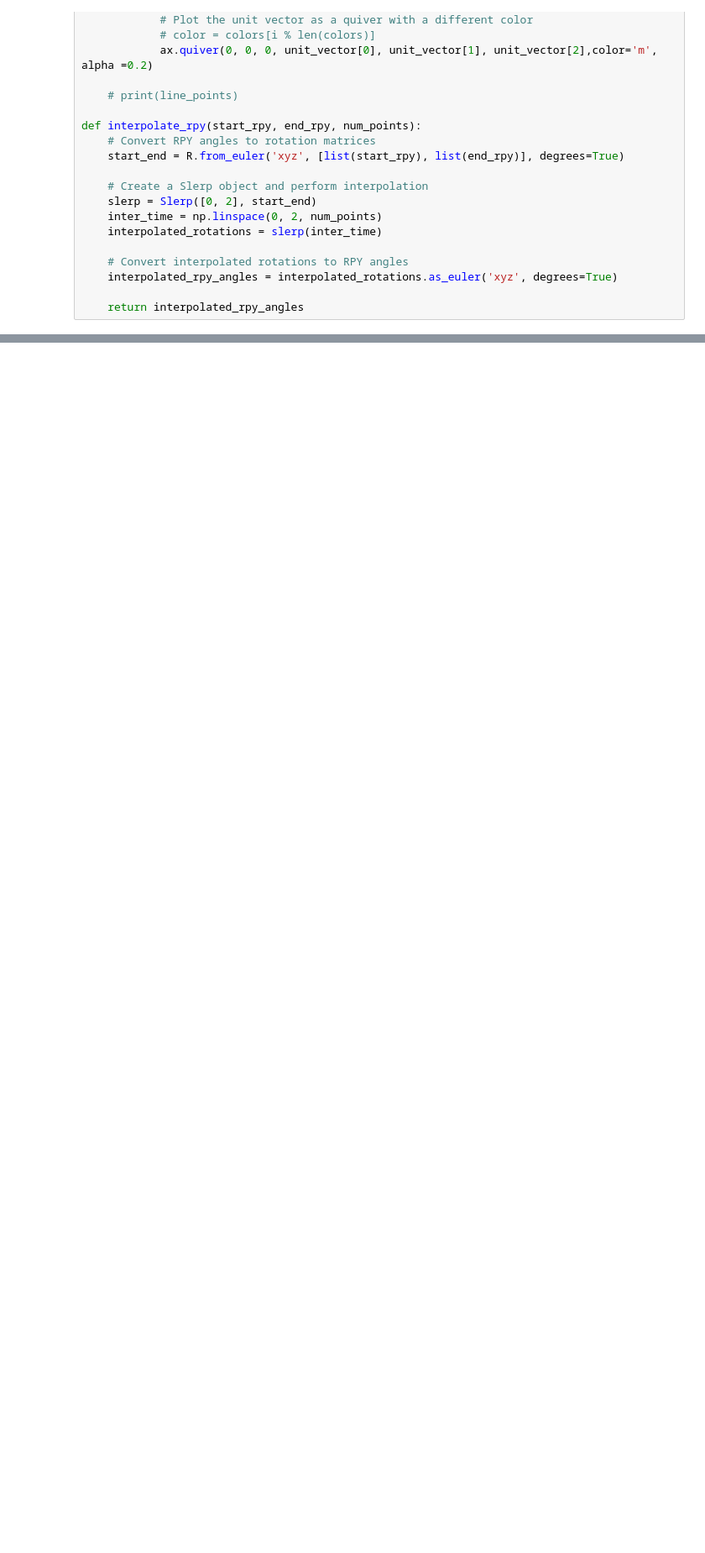
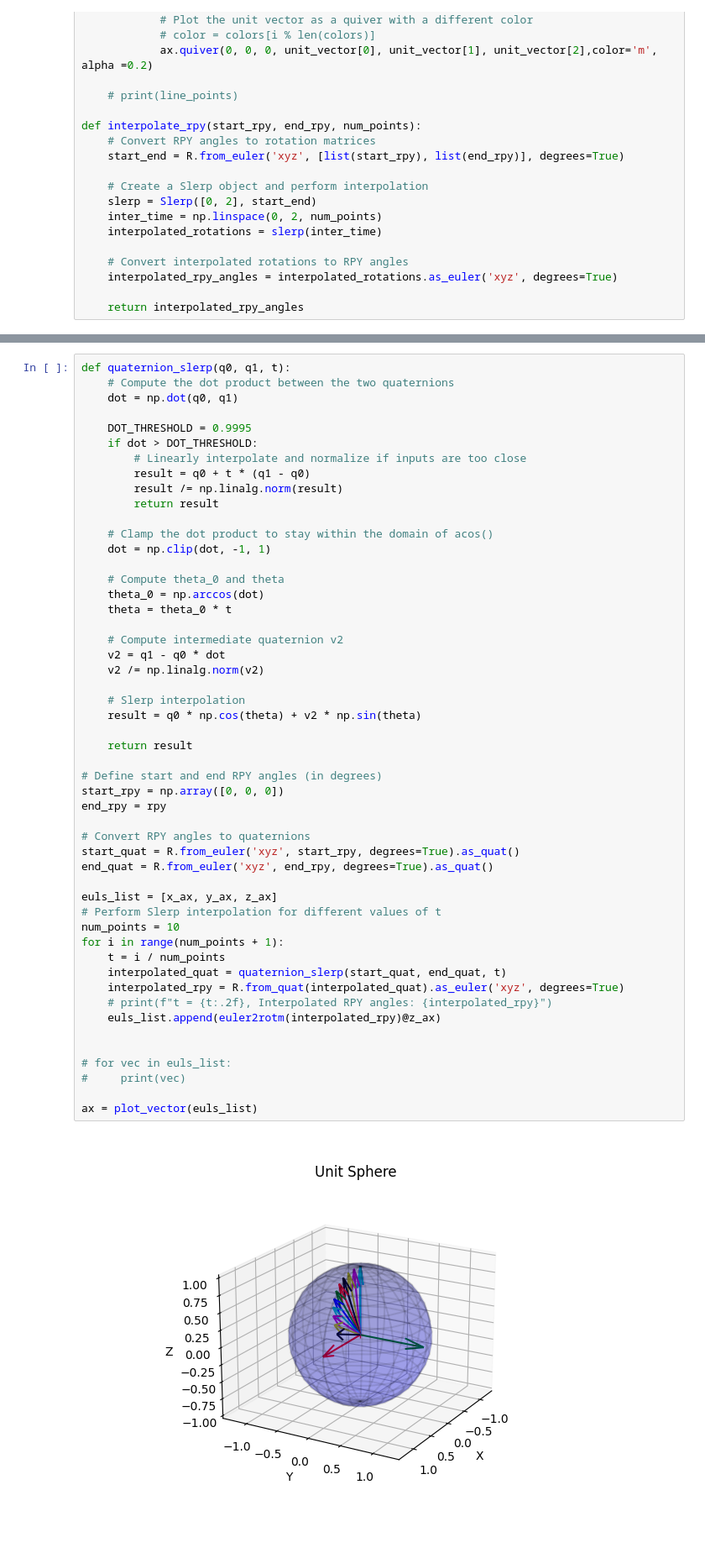
Before and after one commit to mustafab0/cross-spherical, a Jupyter notebook: code/trajectory/great_circle_path.ipynb, the cells around one changed output, grey strips where cells are left out. Shown at 84% size. Cells and saved outputs as stored; diff of their text form; blank space fills up the shorter version.

```diff
--- a/code/trajectory/great_circle_path.ipynb
+++ b/code/trajectory/great_circle_path.ipynb
@@ -182,0 +184,53 @@ ax = plot_vector(euls_list)
+# %%
+def quaternion_slerp(q0, q1, t):
+    # Compute the dot product between the two quaternions
+    dot = np.dot(q0, q1)
+
+    DOT_THRESHOLD = 0.9995
+    if dot > DOT_THRESHOLD:
+        # Linearly interpolate and normalize if inputs are too close
+        result = q0 + t * (q1 - q0)
+        result /= np.linalg.norm(result)
+        return result
+
+    # Clamp the dot product to stay within the domain of acos()
+    dot = np.clip(dot, -1, 1)
+
+    # Compute theta_0 and theta
+    theta_0 = np.arccos(dot)
+    theta = theta_0 * t
+
+    # Compute intermediate quaternion v2
+    v2 = q1 - q0 * dot
+    v2 /= np.linalg.norm(v2)
+
+    # Slerp interpolation
+    result = q0 * np.cos(theta) + v2 * np.sin(theta)
+
+    return result
+
+# Define start and end RPY angles (in degrees)
+start_rpy = np.array([0, 0, 0])
+end_rpy = rpy
+
+# Convert RPY angles to quaternions
+start_quat = R.from_euler('xyz', start_rpy, degrees=True).as_quat()
+end_quat = R.from_euler('xyz', end_rpy, degrees=True).as_quat()
+
+euls_list = [x_ax, y_ax, z_ax]
+# Perform Slerp interpolation for different values of t
+num_points = 10
+for i in range(num_points + 1):
+    t = i / num_points
+    interpolated_quat = quaternion_slerp(start_quat, end_quat, t)
+    interpolated_rpy = R.from_quat(interpolated_quat).as_euler('xyz', degrees=True)
+    # print(f"t = {t:.2f}, Interpolated RPY angles: {interpolated_rpy}")
+    euls_list.append(euler2rotm(interpolated_rpy)@z_ax)
+
+
+# for vec in euls_list:
+#     print(vec)
+
+ax = plot_vector(euls_list)
+# %% [output]
+[figure, added]
```
Also changed, not shown: parts of 4 cells of this notebook, 27 other files.
